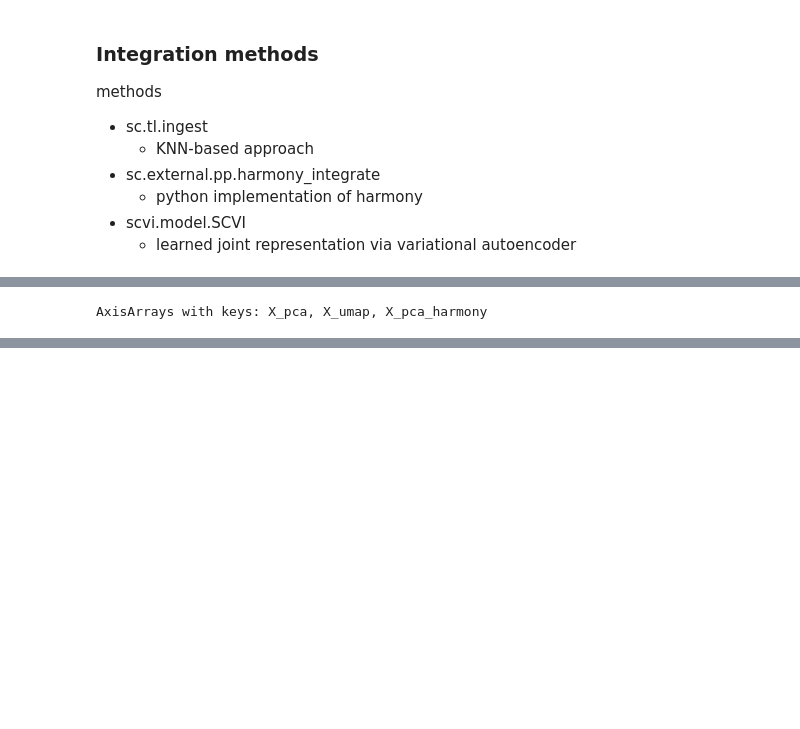
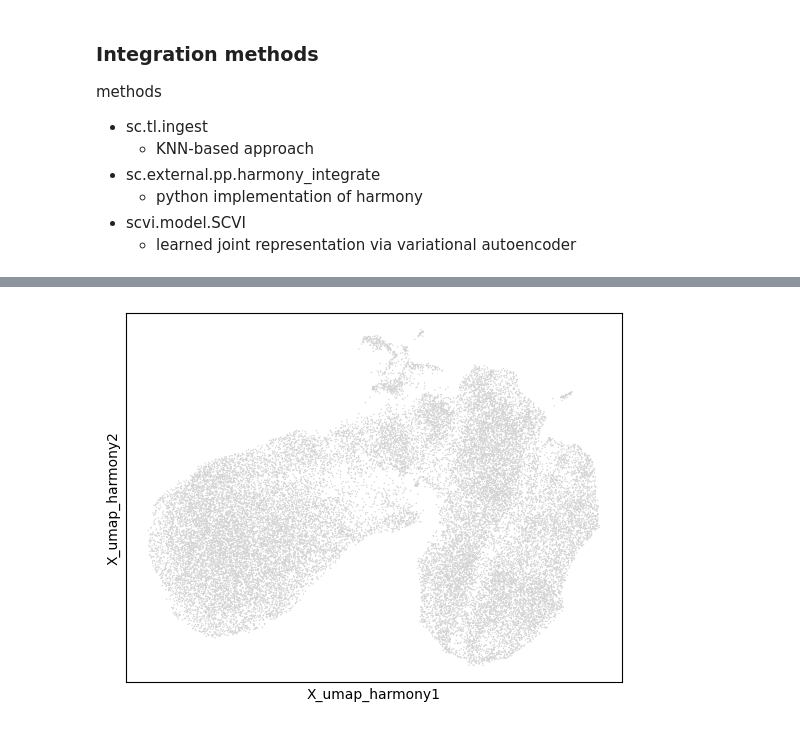
Before and after one commit to akash-pandit/age-analysis, a Jupyter notebook: notebooks/cluster-integrated-rna.ipynb, the cells around one changed output, grey strips where cells are left out. Drawn from its saved outputs; the diff is of its cells as text; code cells hidden in the pictures; blank space fills up the shorter version.

Commit message:
fixed harmony integration

```diff
--- a/notebooks/cluster-integrated-rna.ipynb
+++ b/notebooks/cluster-integrated-rna.ipynb
@@ -178,7 +190,3 @@ AnnData object with n_obs × n_vars = 30404 × 20383
-# %%
-joint_adata.obsm
-# %% [output]
-AxisArrays with keys: X_pca, X_umap, X_pca_harmony
 # %%
 pca_harmony_key = "X_pca_harmony"
 neighbors_harmony_key = "neighbors_harmony"
@@ -260,10 +268,4 @@ sc.tl.umap(
     neighbors_key=neighbors_harmony_key,
     key_added=umap_harmony_key
 )
-
-# sc.pl.umap(adata) == sc.pl.embedding(adata, basis='umap')
-sc.pl.embedding(
-    adata=joint_adata,
-    basis=umap_harmony_key
-)
 # %% [output]
@@ -286,0 +289 @@ sc.pl.embedding(
+[figure, added]
```
Also changed, not shown: parts of 10 cells of this notebook, 5 other files.
